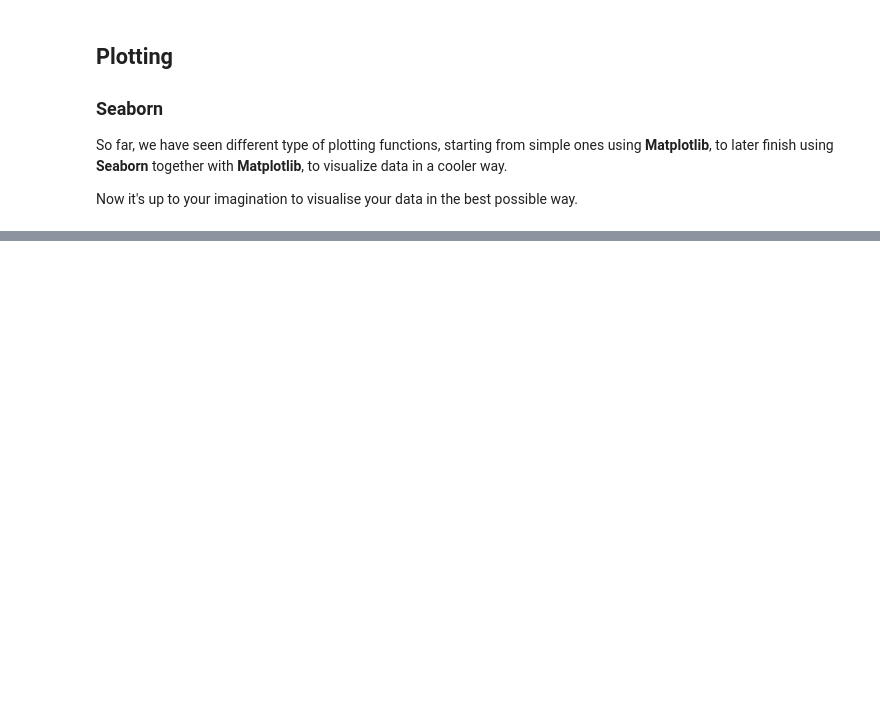
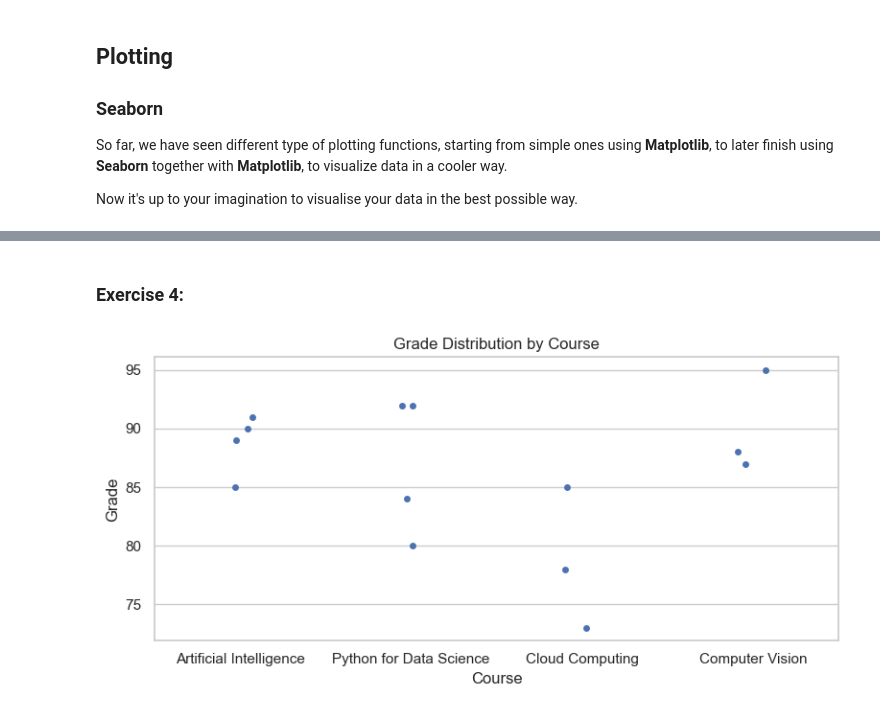
Before and after one commit to bazomeister/Python4DS, a Jupyter notebook: S8_exercises/session_8.ipynb, the cells around one changed output, grey strips where cells are left out. Cells and saved outputs as stored; diff of their text form; code cells hidden in the pictures; blank space fills up the shorter version.

```diff
--- a/S8_exercises/session_8.ipynb
+++ b/S8_exercises/session_8.ipynb
@@ -1008,0 +1106,27 @@ plt.show()
+# %% [markdown]
+
+### Exercise 4:
+# %%
+# Set the figure size
+plt.figure(figsize=(8, 4))
+
+# Create a stripplot to visualize how grades are distributed for each course
+# Add jitter (spread) to make individual data points more visible
+sns.stripplot(data=df, x='Course', y='Grade', jitter=True)
+
+# Add a title to the chart
+plt.title('Grade Distribution by Course')
+
+# Label the x-axis to represent courses
+plt.xlabel('Course')
+
+# Label the y-axis to represent grades
+plt.ylabel('Grade')
+
+# Adjust the layout to prevent overlapping elements
+plt.tight_layout()
+
+# Display the plot
+plt.show()
+# %% [output]
+[figure, added]
```
Also changed, not shown: parts of 36 cells of this notebook.
